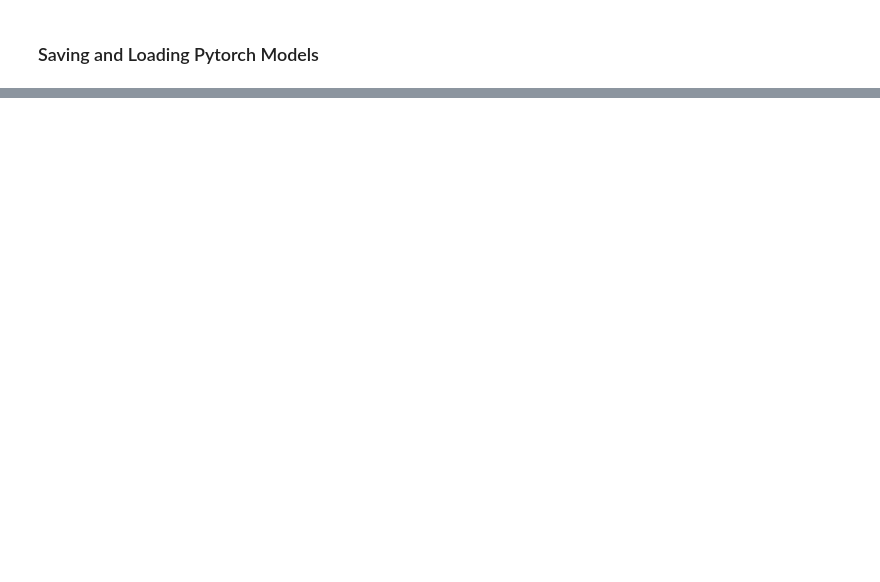
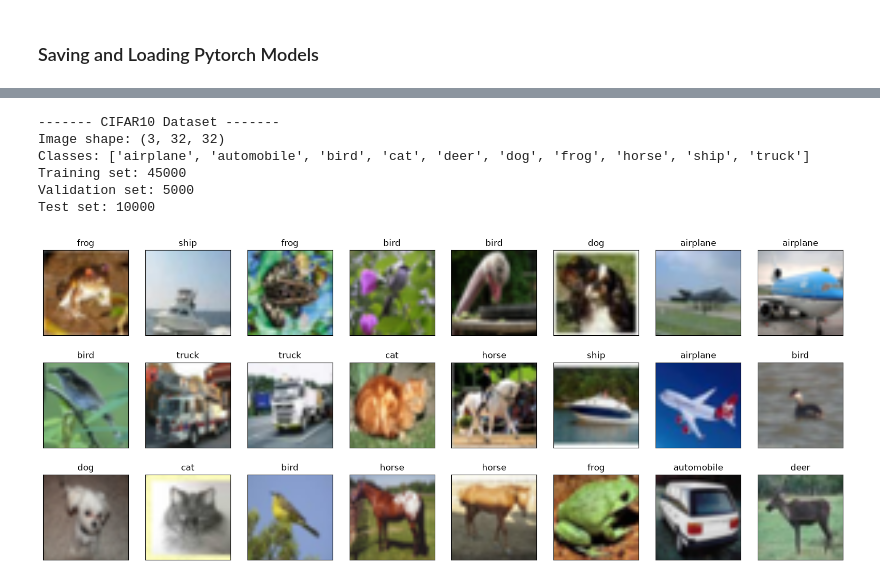
Before and after one commit to svd-jelo/deep-learning, a Jupyter notebook: 402-deep-conv-models.ipynb, the cells around one changed output, grey strips where cells are left out. Cells and saved outputs as stored; diff of their text form; code cells hidden in the pictures; blank space fills up the shorter version.

```diff
--- a/402-deep-conv-models.ipynb
+++ b/402-deep-conv-models.ipynb
@@ -1253,0 +1558,45 @@ Val score (loaded): 88.56%
+# %%
+# Load dataset
+cifar10_transform = T.Compose([T.ToImage(), T.ToDtype(torch.float32, scale=True)])
+train_val_data = datasets.CIFAR10(root=Path.cwd().joinpath('data'), download=True, train=True, transform=cifar10_transform)
+test_data = datasets.CIFAR10(root=Path.cwd().joinpath('data'), download=True, train=False, transform=cifar10_transform)
+
+# Split train val data
+train_data, val_data = random_split(train_val_data, [45000, 5000])
+
+# Define loaders
+torch.manual_seed(42)
+cifar10_train_loader = DataLoader(train_data, batch_size=32, shuffle=True)
+cifar10_val_loader = DataLoader(val_data, batch_size=32)
+cifar10_test_loader = DataLoader(test_data, batch_size=32)
+
+n_features = int(np.prod(tuple(train_data[0][0].shape)))
+n_classes = len(train_val_data.classes)
+
+print('------- CIFAR10 Dataset -------')
+print(f'Image shape: {tuple(train_data[0][0].shape)}')
+print(f'Classes: {train_val_data.classes}')
+print(f'Training set: {len(train_data)}')
+print(f'Validation set: {len(val_data)}')
+print(f'Test set: {len(test_data)}')
+# %% [output]
+------- CIFAR10 Dataset -------
+Image shape: (3, 32, 32)
+Classes: ['airplane', 'automobile', 'bird', 'cat', 'deer', 'dog', 'frog', 'horse', 'ship', 'truck']
+Training set: 45000
+Validation set: 5000
+Test set: 10000
+# %%
+# Image samples
+fig,axs = plt.subplots(3,8,figsize=(20,8), subplot_kw={'xticks': [], 'yticks': []})
+
+for i,ax in enumerate(axs.flat):
+    sample = train_val_data[i*100]
+    sample_img = torch.transpose(torch.transpose(sample[0], 0, 2), 1, 0)
+    sample_label = train_val_data.classes[sample[1]]
+    ax.set_title(sample_label)
+    ax.imshow(sample_img, interpolation='bilinear')
+
+plt.show()
+# %% [output]
+[figure, added]
```
Also changed, not shown: parts of 53 cells of this notebook, 17 other files.
